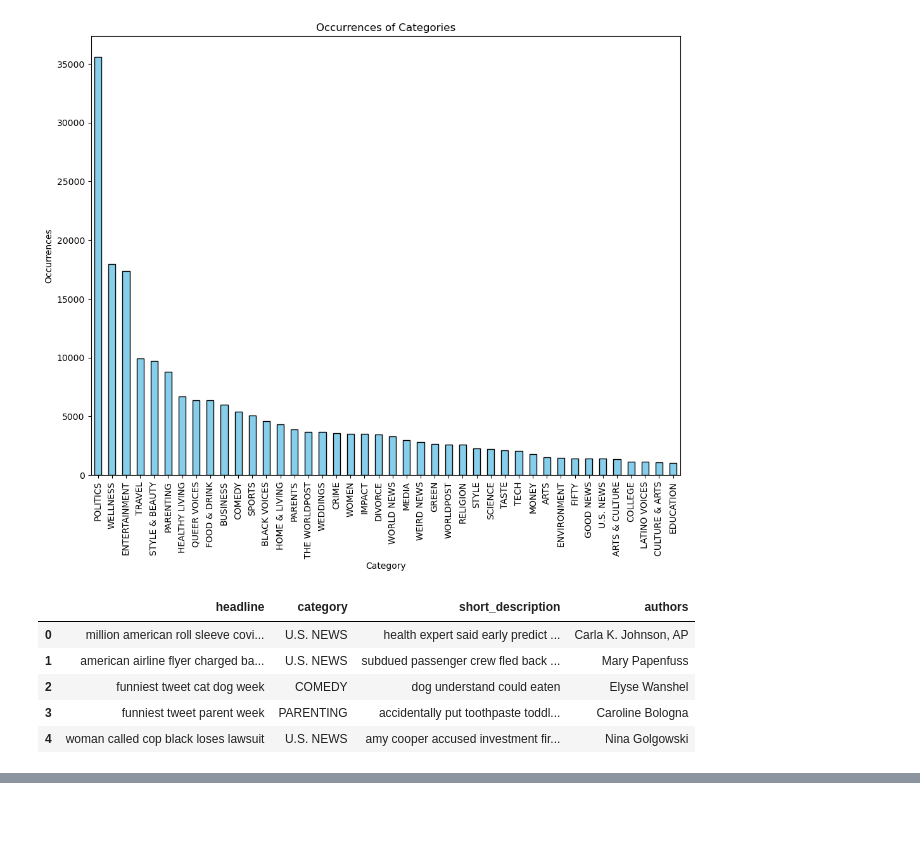
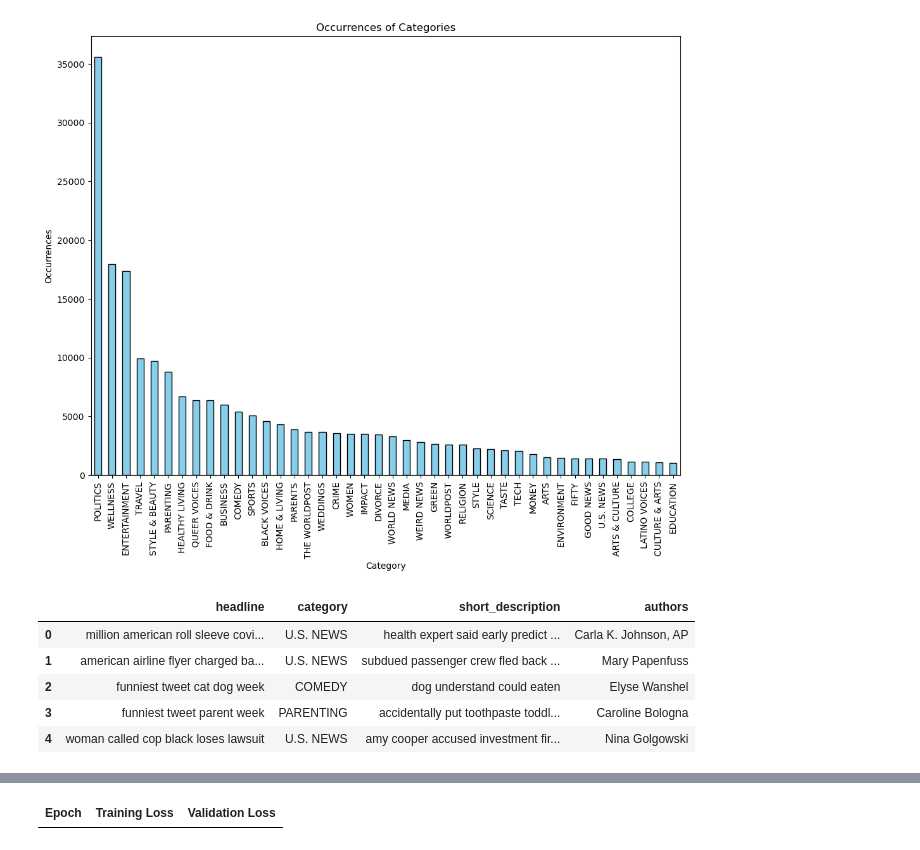
Before and after one commit to cjw612/News_Category_Classification, a Jupyter notebook: BERT transformation.ipynb, the cells around one changed output, grey strips where cells are left out. Drawn from its saved outputs; the diff is of its cells as text; code cells hidden in the pictures; blank space fills up the shorter version.

```diff
--- a/BERT transformation.ipynb
+++ b/BERT transformation.ipynb
@@ -242,0 +142,90 @@ FileNotFoundError: [Errno 2] No such file or directory: 'your_dataset.csv'
+# %%
+label_encoder = LabelEncoder()
+df['category_encoded'] = label_encoder.fit_transform(df['category'])
+
+# 2. Use AutoTokenizer to load the tokenizer
+tokenizer = AutoTokenizer.from_pretrained('bert-base-uncased')
+
+# 3. Define the custom dataset
+class TextDataset(torch.utils.data.Dataset):
+    def __init__(self, headlines, short_descriptions, labels, tokenizer, max_length=512):
+        self.headlines = headlines
+        self.short_descriptions = short_descriptions
+        self.labels = labels
+        self.tokenizer = tokenizer
+        self.max_length = max_length
+
+    def __len__(self):
+        return len(self.headlines)
+
+    def __getitem__(self, idx):
+        headline = self.headlines.iloc[idx]
+        short_description = self.short_descriptions.iloc[idx]
+        label = self.labels.iloc[idx]
+
+        # Concatenate headline and short description (or you can keep them separate)
+        text = headline + " " + short_description
+
+        # Tokenize the text
+        encoding = self.tokenizer(
+            text,
+            padding='max_length',
+            truncation=True,
+            max_length=self.max_length,
+            return_tensors="pt"
+        )
+
+        return {
+            'input_ids': encoding['input_ids'].squeeze(0),  # Shape [max_length]
+            'attention_mask': encoding['attention_mask'].squeeze(0),  # Shape [max_length]
+            'labels': torch.tensor(label, dtype=torch.long)  # Ensure labels are integers
+        }
+
+# 4. Split the data into training and test sets
+X = df[['headline', 'short_description']]  # Both text columns
+y = df['category_encoded']  # Encoded labels
+
+# Train-test split (80-20)
+X_train, X_test, y_train, y_test = train_test_split(X, y, test_size=0.2, random_state=34)
+
+# Create Dataset instances for train and test
+train_dataset = TextDataset(X_train['headline'], X_train['short_description'], y_train, tokenizer)
+test_dataset = TextDataset(X_test['headline'], X_test['short_description'], y_test, tokenizer)
+
+# 5. Load the pre-trained model using AutoModelForSequenceClassification
+num_labels = len(y.unique())  # Get the number of unique categories
+model = AutoModelForSequenceClassification.from_pretrained('bert-base-uncased', num_labels=num_labels)
+device = torch.device("mps" if torch.backends.mps.is_available() else "cpu")  # Use MPS for Mac or CPU
+model.to(device)
+
+# 6. Training Arguments
+training_args = TrainingArguments(
+    output_dir='./results',          # Output directory for saving model and logs
+    num_train_epochs=3,              # Number of epochs
+    per_device_train_batch_size=16,  # Batch size for training
+    per_device_eval_batch_size=16,   # Batch size for evaluation
+    warmup_steps=500,                # Number of warmup steps for learning rate scheduler
+    weight_decay=0.01,               # Strength of weight decay
+    logging_dir='./logs',            # Directory for storing logs
+    logging_steps=10,                # How often to log training status
+    evaluation_strategy="epoch",     # Evaluate at the end of each epoch
+    save_strategy="epoch",           # Save model checkpoint at the end of each epoch
+    load_best_model_at_end=True,     # Load the best model when finished training
+    metric_for_best_model="accuracy", # Metric to monitor for the best model
+)
+
+# 7. Define the Trainer
+trainer = Trainer(
+    model=model,                         # The BERT model
+    args=training_args,                  # Training arguments defined above
+    train_dataset=train_dataset,         # Training dataset
+    eval_dataset=test_dataset,           # Test dataset
+    compute_metrics=lambda p: {"accuracy": accuracy_score(p.predictions.argmax(axis=-1), p.label_ids)},  # Compute accuracy
+)
+
+# 8. Train the model
+trainer.train()
+
+# 9. Evaluate the model on test set
+trainer.evaluate()
+# %% [output]
@@ -242,0 +235 @@ FileNotFoundError: [Errno 2] No such file or directory: 'your_dataset.csv'
+| Epoch | Training Loss | Validation Loss |
```
Also changed, not shown: parts of 3 cells of this notebook.
